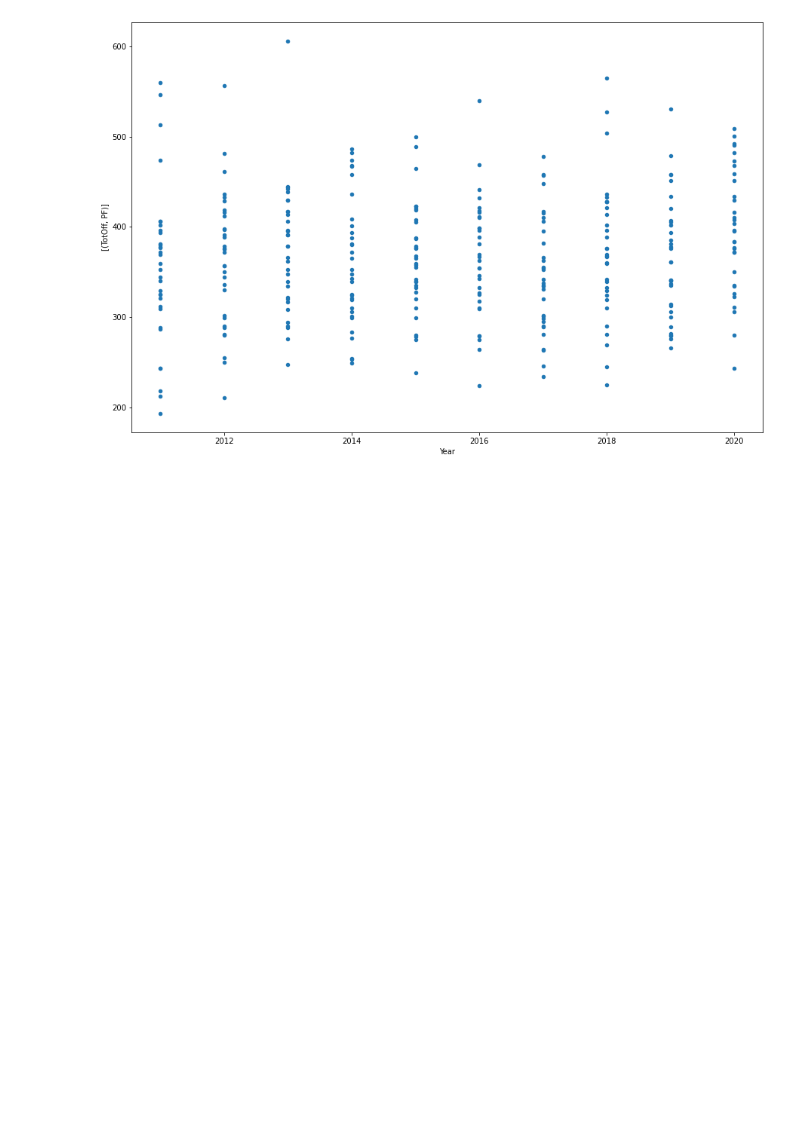
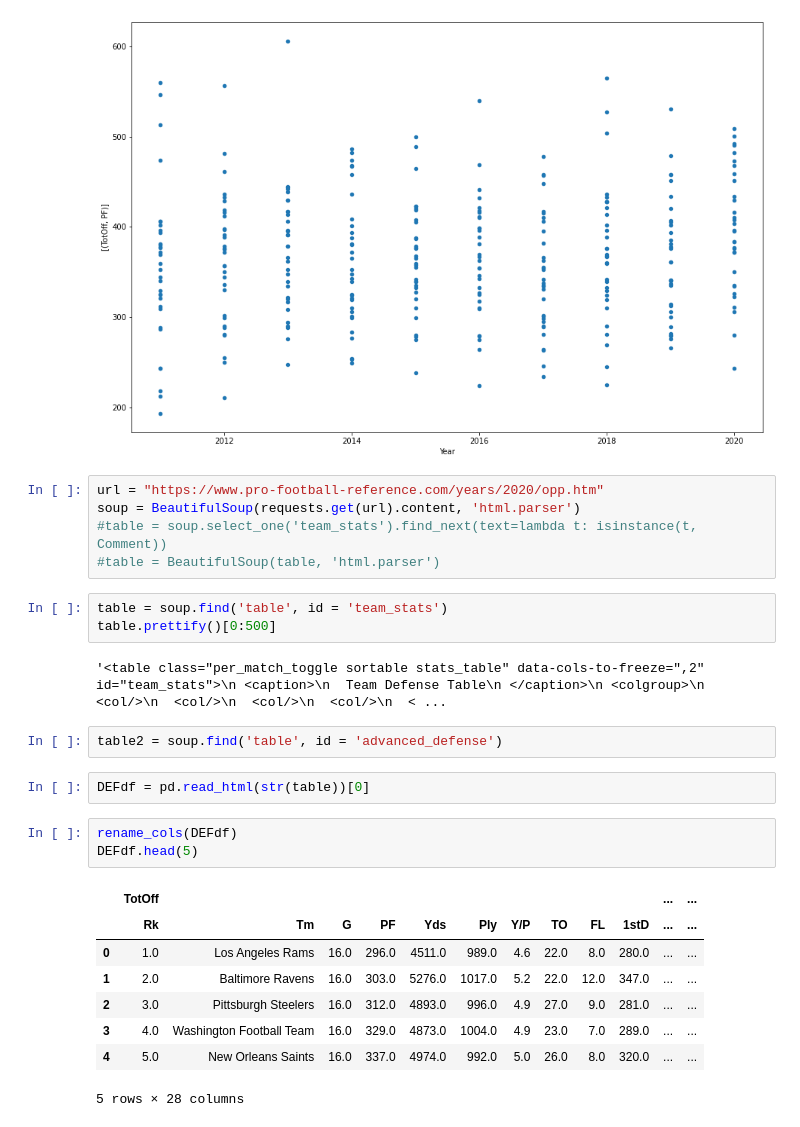
Before and after one commit to scottstack19/SB55-projection, a Jupyter notebook: code_initial.ipynb, the cells around one changed output. Drawn from its saved outputs; the diff is of its cells as text; blank space fills up the shorter version.

```diff
--- a/code_initial.ipynb
+++ b/code_initial.ipynb
@@ -120,3 +138,29 @@ plt.show()
 # %% [output]
 <Figure size 720x720 with 0 Axes>
 [figure]
+# %%
+url = "https://www.pro-football-reference.com/years/2020/opp.htm"
+soup = BeautifulSoup(requests.get(url).content, 'html.parser')
+#table = soup.select_one('team_stats').find_next(text=lambda t: isinstance(t, Comment))
+#table = BeautifulSoup(table, 'html.parser')
+# %%
+table = soup.find('table', id = 'team_stats')
+table.prettify()[0:500]
+# %% [output]
+'<table class="per_match_toggle sortable stats_table" data-cols-to-freeze=",2" id="team_stats">\n <caption>\n  Team Defense Table\n </caption>\n <colgroup>\n  <col/>\n  <col/>\n  <col/>\n  <col/>\n  < ...
+# %%
+table2 = soup.find('table', id = 'advanced_defense')
+# %%
+DEFdf = pd.read_html(str(table))[0]
+# %%
+rename_cols(DEFdf)
+DEFdf.head(5)
+# %% [output]
+|  | TotOff |  |  |  |  |  |  |  |  |  | ... | ... |
+|  | Rk | Tm | G | PF | Yds | Ply | Y/P | TO | FL | 1stD | ... | ... |
+| 0 | 1.0 | Los Angeles Rams | 16.0 | 296.0 | 4511.0 | 989.0 | 4.6 | 22.0 | 8.0 | 280.0 | ... | ... |
+| 1 | 2.0 | Baltimore Ravens | 16.0 | 303.0 | 5276.0 | 1017.0 | 5.2 | 22.0 | 12.0 | 347.0 | ... | ... |
+| 2 | 3.0 | Pittsburgh Steelers | 16.0 | 312.0 | 4893.0 | 996.0 | 4.9 | 27.0 | 9.0 | 281.0 | ... | ... |
+| 3 | 4.0 | Washington Football Team | 16.0 | 329.0 | 4873.0 | 1004.0 | 4.9 | 23.0 | 7.0 | 289.0 | ... | ... |
+| 4 | 5.0 | New Orleans Saints | 16.0 | 337.0 | 4974.0 | 992.0 | 5.0 | 26.0 | 8.0 | 320.0 | ... | ... |
+5 rows × 28 columns
```
Also changed, not shown: parts of 9 cells of this notebook.
